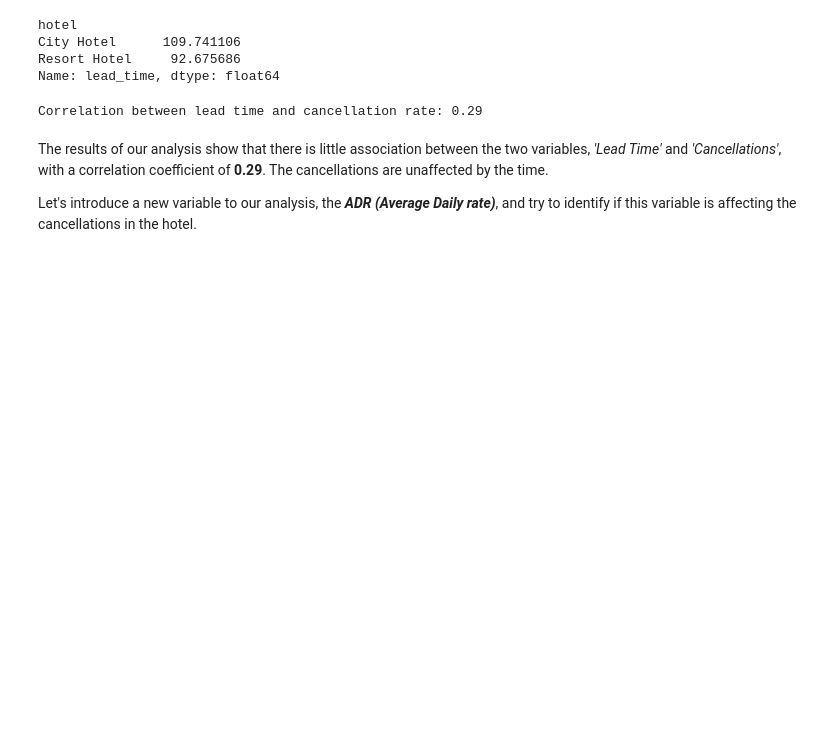
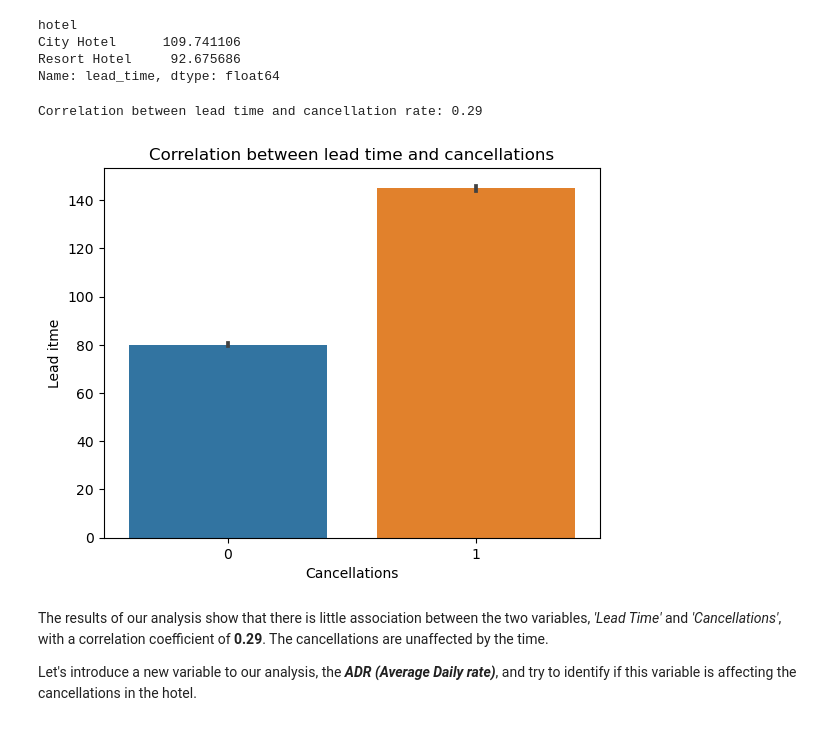
Before and after one commit to nachogalasso/da_python, a Jupyter notebook: hotel_bookings/hb_analysis.ipynb, the cells around one changed output. Cells and saved outputs as stored; diff of their text form; code cells hidden in the pictures; blank space fills up the shorter version.

```diff
--- a/hotel_bookings/hb_analysis.ipynb
+++ b/hotel_bookings/hb_analysis.ipynb
@@ -645,17 +645,18 @@ Name: lead_time, dtype: float64
 # %%
 # Let's analyze the correlation between lead time and cancellations
 corr_cancellation = df_book_lt['lead_time'].corr(df_book_lt['is_canceled']).round(2)
 print(f"Correlation between lead time and cancellation rate: {corr_cancellation}")
 
 
 # Data visualization
-# sns.barplot(x='is_canceled', y='lead_time', data=df_book_lt)
-# plt.title('Correlation between lead time and cancellations')
-# plt.xlabel('Cancellations')
-# plt.ylabel('Lead itme')
-# plt.show()
+sns.barplot(x='is_canceled', y='lead_time', data=df_book_lt)
+plt.title('Correlation between lead time and cancellations')
+plt.xlabel('Cancellations')
+plt.ylabel('Lead itme')
+plt.show()
 # %% [output]
 Correlation between lead time and cancellation rate: 0.29
+[figure, added]
 # %% [markdown]
 <p>The results of our analysis show that there is little association between the two variables, <i>'Lead Time'</i> and <i>'Cancellations'</i>, with a correlation coefficient of <b>0.29</b>. The cancellations are unaffected by the time.<p>
 
```
Also changed, not shown: parts of 4 cells of this notebook.
